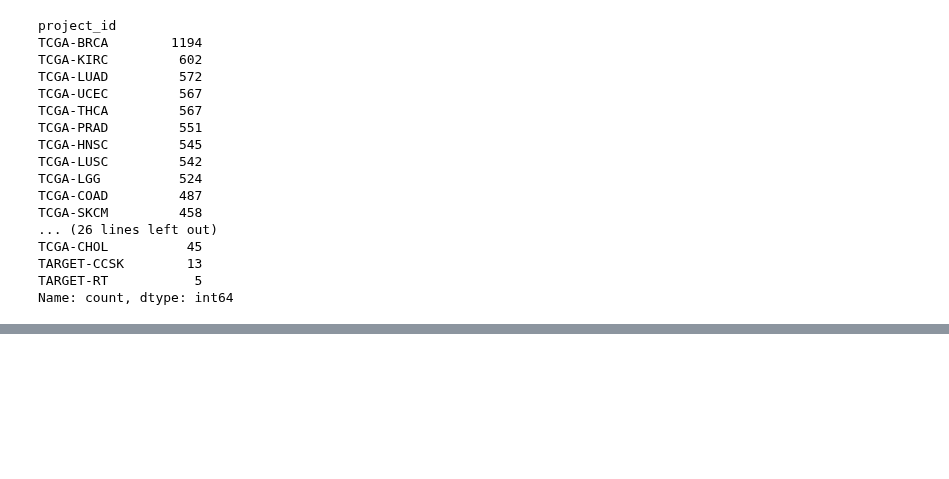
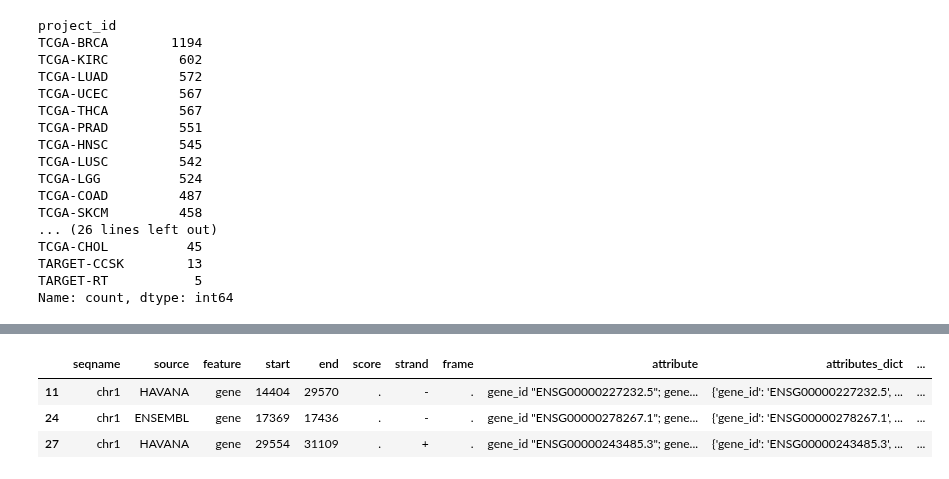
Before and after one commit to erincameron11/survival-analysis-tool, a Jupyter notebook: DataPreprocessing.ipynb, the cells around one changed output, grey strips where cells are left out. Cells and saved outputs as stored; diff of their text form; code cells hidden in the pictures; blank space fills up the shorter version.

```diff
--- a/DataPreprocessing.ipynb
+++ b/DataPreprocessing.ipynb
@@ -332,0 +341,5 @@ Name: count, dtype: int64
+# %%
+# Read in the zipped GTF file, skipping the header comment lines
+df_gtf = pd.read_csv('./data/gencode.v23.annotation.gtf.gz', sep='\t', comment='#')
+
+df_gtf.columns = ['seqname', 'source', 'feature', 'start', 'end', 'score', 'strand', 'frame', 'attribute']
@@ -332,0 +370,5 @@ Name: count, dtype: int64
+# %%
+# Subset rows with a feature of "gene"
+df_gtf_gene = df_gtf[df_gtf['feature'] == 'gene']
+display(df_gtf_gene.head(2))
+print(df_gtf_gene.shape)
@@ -332,0 +380,24 @@ Name: count, dtype: int64
+# %%
+# Create a dictionary from the attribute column including all information
+def parse_attributes(attribute_str):
+    attributes = {}
+    # Split by a semicolon
+    for item in attribute_str.split(';'):
+        if item.strip():
+            # Strip the extra whitespace
+            key_value = item.strip().split(' ')
+            # Extract the key/value pairs
+            key = key_value[0]
+            value = ' '.join(key_value[1:]).strip('"')
+            attributes[key] = value
+    return attributes
+
+# Then apply the function to the attribute column
+df_gtf_gene.loc[:, 'attributes_dict'] = df_gtf_gene.loc[:, 'attribute'].apply(parse_attributes)
+
+display(df_gtf_gene.head(3))
+# %% [output]
+|  | seqname | source | feature | start | end | score | strand | frame | attribute | attributes_dict | ... |
+| 11 | chr1 | HAVANA | gene | 14404 | 29570 | . | - | . | gene_id "ENSG00000227232.5"; gene... | {'gene_id': 'ENSG00000227232.5', ... | ... |
+| 24 | chr1 | ENSEMBL | gene | 17369 | 17436 | . | - | . | gene_id "ENSG00000278267.1"; gene... | {'gene_id': 'ENSG00000278267.1', ... | ... |
+| 27 | chr1 | HAVANA | gene | 29554 | 31109 | . | + | . | gene_id "ENSG00000243485.3"; gene... | {'gene_id': 'ENSG00000243485.3', ... | ... |
```
Also changed, not shown: parts of 12 cells of this notebook.
